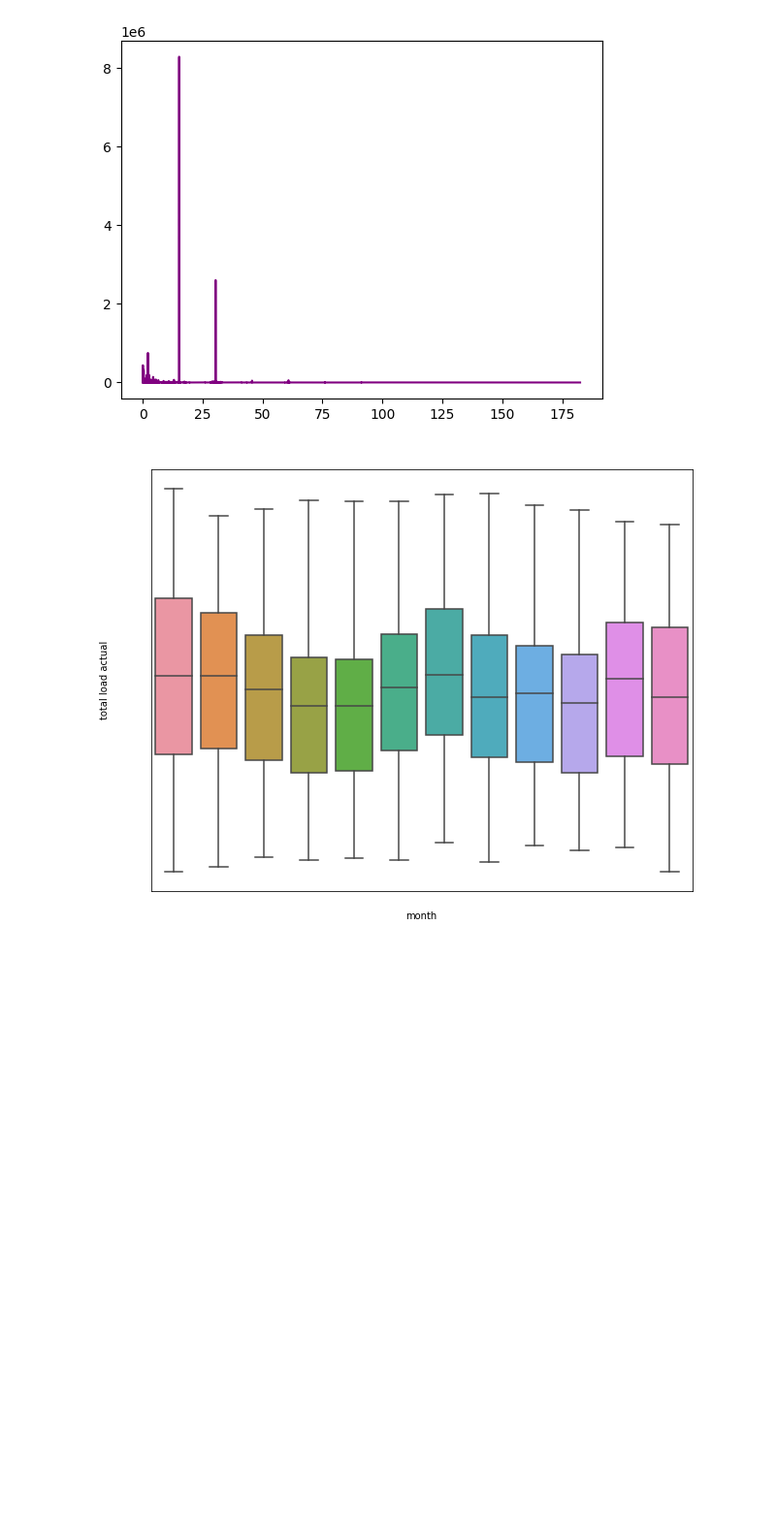
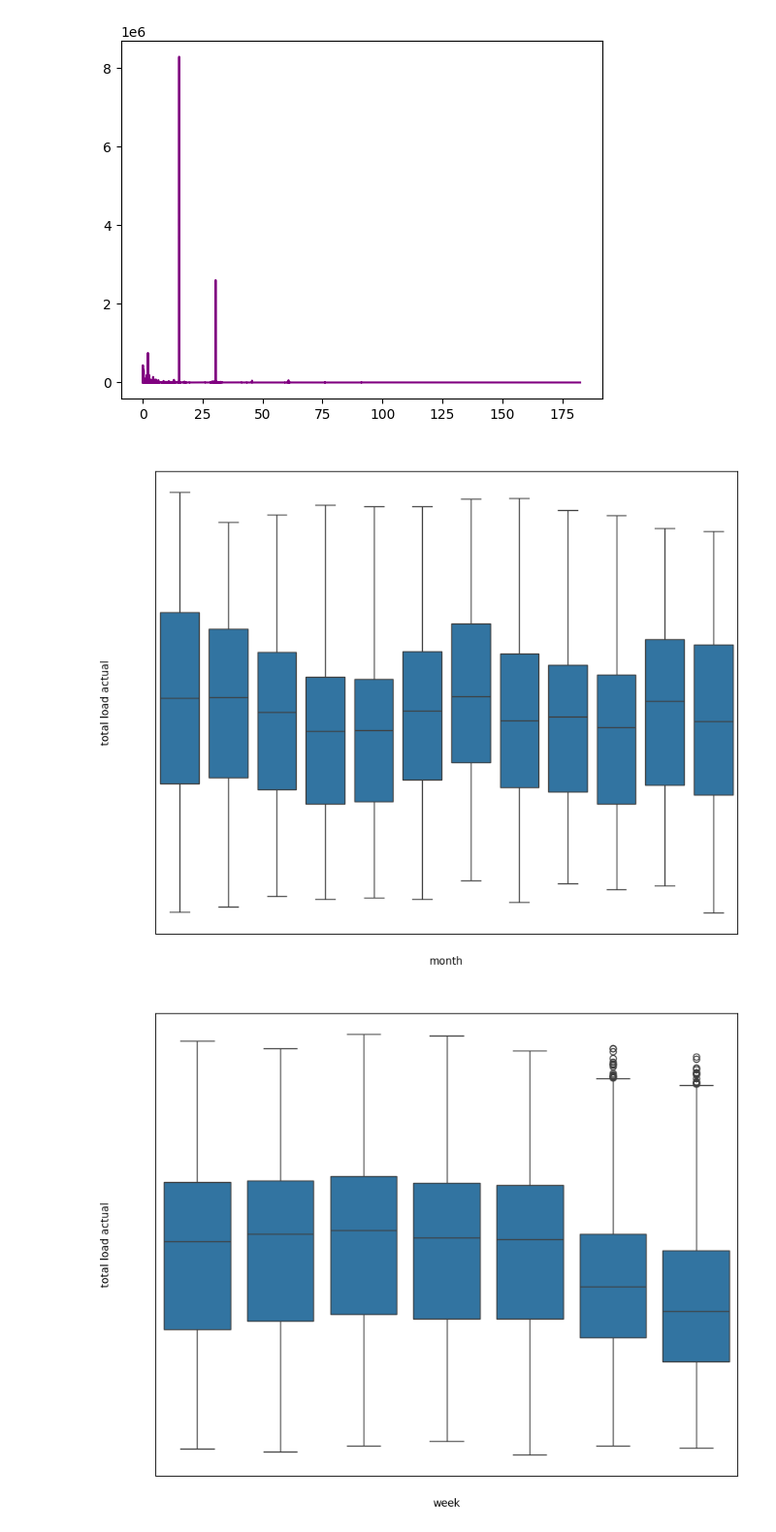
Before and after one commit to JulesJ1/Energy_Consumption_Forecasting, a Jupyter notebook: scripts/energy_dataset.ipynb, the cells around one changed output. Shown at 97% size. Drawn from its saved outputs; the diff is of its cells as text; code cells hidden in the pictures; blank space fills up the shorter version.

```diff
--- a/scripts/energy_dataset.ipynb
+++ b/scripts/energy_dataset.ipynb
@@ -9,48 +11,22 @@ import data
 # %%
 df = pd.read_csv("../datasets/energy_dataset.csv")
-print(df.columns)
+
 
 
 columns = ["generation hydro pumped storage aggregated", "forecast wind offshore eday ahead", "generation fossil coal-derived gas", "generation wind offshore", "generation marine", "generation geothermal",
 "generation fossil peat","generation fossil oil shale","forecast solar day ahead","forecast wind onshore day ahead"]
-"""dftest = df.copy()
-print(dftest.head)
-dftest["time"] = pd.to_datetime(dftest["time"], utc = True)
-dftest = dftest.set_index('time')
-print(dftest.index)"""
 df = df.drop(columns,axis = 1)
 
 
-
-#,format = "%Y-%m-%d %H:%M:%S±%H:%M"
 df["time"] = pd.to_datetime(df["time"], utc = True)
 df.fillna(df.interpolate(method="linear"),inplace=True)
-#freq = pd.infer_freq(df["time"])
-#df["time"] = df["time"].asfreq("D")
+df = df.set_index('time').asfreq("1H")
 
 
+df["year"] = df.index.year
+df["month"] = df.index.month
+df["week"] = df.index.weekday
 
-#df["year"] = pd.DatetimeIndex(df["time"]).year
-df["month"] = df["time"].dt.month
-df["week"] = df["time"].dt.weekday
-df = df.set_index('time').asfreq("1H")
-print(df.head)
-"""
-df.fillna(df.interpolate(method="linear"),inplace=True)
-#plt.show()
-#df.mean()
-#df.var()
-#df["time"] = pd.to_datetime(df["time"],format = "%Y-%m-%d %H:%M:%S")
-df["time"] = df["time"].tz_convert('UTC')
-df["time"] = pd.to_datetime(df["time"],format="ISO8601")
-df.head
-#df['time'] = df['time'].apply(lambda x: x.replace(tzinfo=None))
 
-df["year"] = df["time"].dt.year
-df["month"] = df["time"].dt.month
-df["week"] = df["time"].dt.weekday
-df = df.set_index('time')
-df.index.tz_localize('UTC')"""
-df.index
-#print(df["week"].value_counts(0))
+df.describe()
 # %% [output]
@@ -273,14 +236,17 @@ plot_periodogram()
 # %%
 def boxplots(time_period):
     fig,axs = plt.subplots(figsize=(10,8))
     data = zip(df[time_period], df["total load actual"])
     seaborn.boxplot(data = df,x = time_period,y = "total load actual", ax = axs)
     axs.tick_params(axis='x', colors='white')
     axs.tick_params(axis='y', colors='white')
     axs.set_title("total load actual",color = "white")
 
     plt.show()
 
 boxplots("month")
+boxplots("week")
+boxplots("year")
 # %% [output]
-[figure, old version]
+[figure, new version]
+[figure, added]
```
Also changed, not shown: parts of 14 cells of this notebook, 6 other files.
